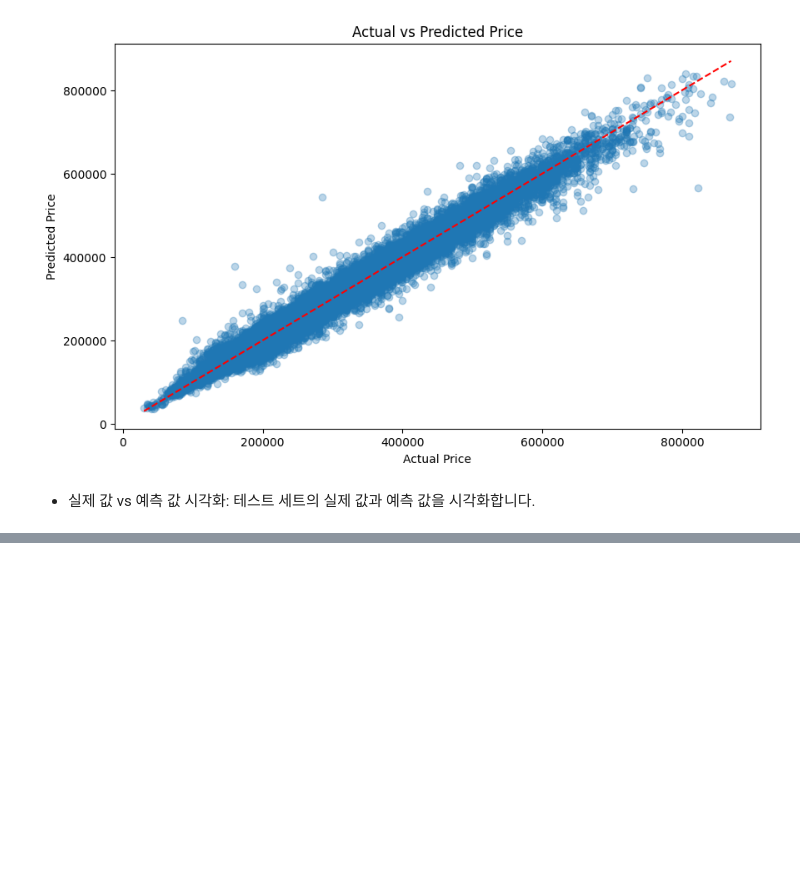
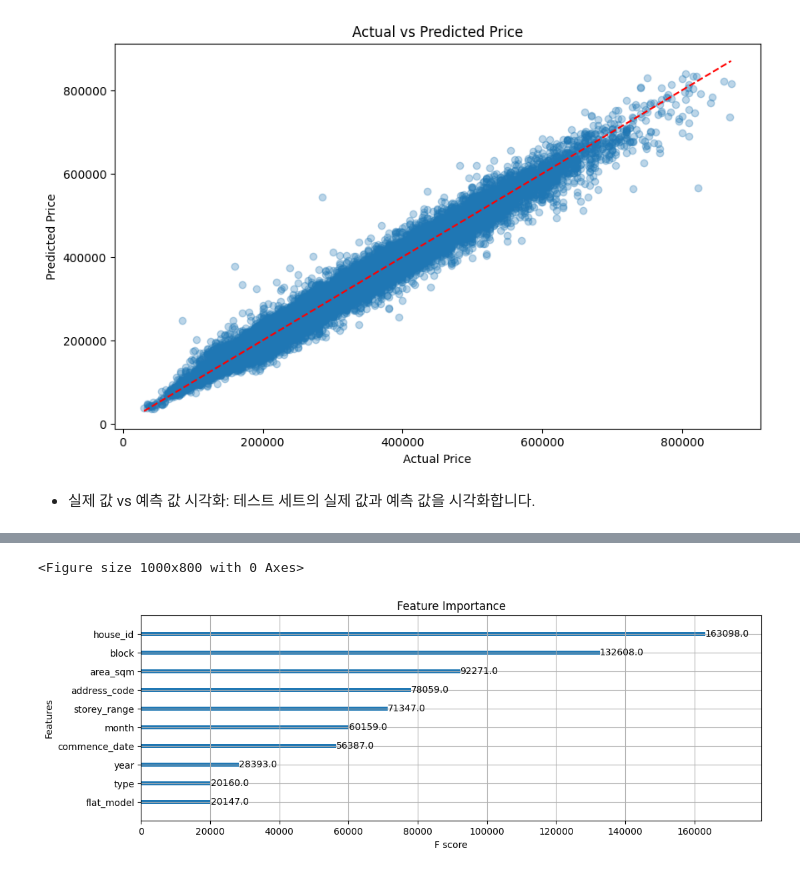
Before and after one commit to MLTeam-17/jojaen, a Jupyter notebook: Third_XGBoost_FeatureImportance_Expression.ipynb, the cells around one changed output, grey strips where cells are left out. Saved outputs shown, nothing was run; the diff lists cells and outputs as text; code cells hidden in the pictures; blank space fills up the shorter version.

Commit message:
Docs: Updating Used XGBoost Model

```diff
--- a/Third_XGBoost_FeatureImportance_Expression.ipynb
+++ b/Third_XGBoost_FeatureImportance_Expression.ipynb
@@ -499,0 +577,12 @@ plt.show()
+# %%
+#3. Feature Importance (피처 중요도) XGBoost 모델에서 각 피처의 중요도를 시각화하여 어떤 피처가 예측에 중요한 역할을 하는지 알 수 있습니다.
+
+from xgboost import plot_importance
+
+plt.figure(figsize=(10, 8))
+plot_importance(model)
+plt.title('Feature Importance')
+plt.show()
+# %% [output]
+<Figure size 1000x800 with 0 Axes>
+[figure, added]
```
Also changed, not shown: parts of 11 cells of this notebook.
